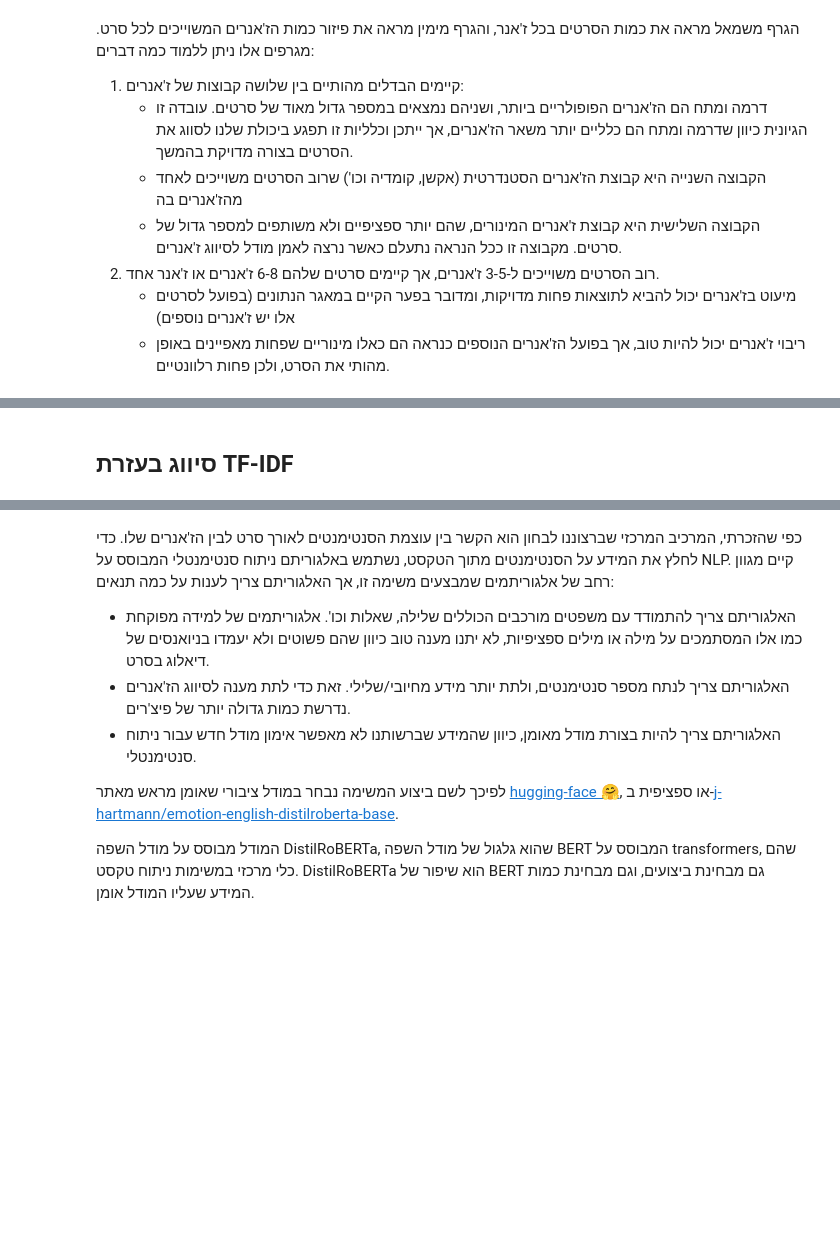
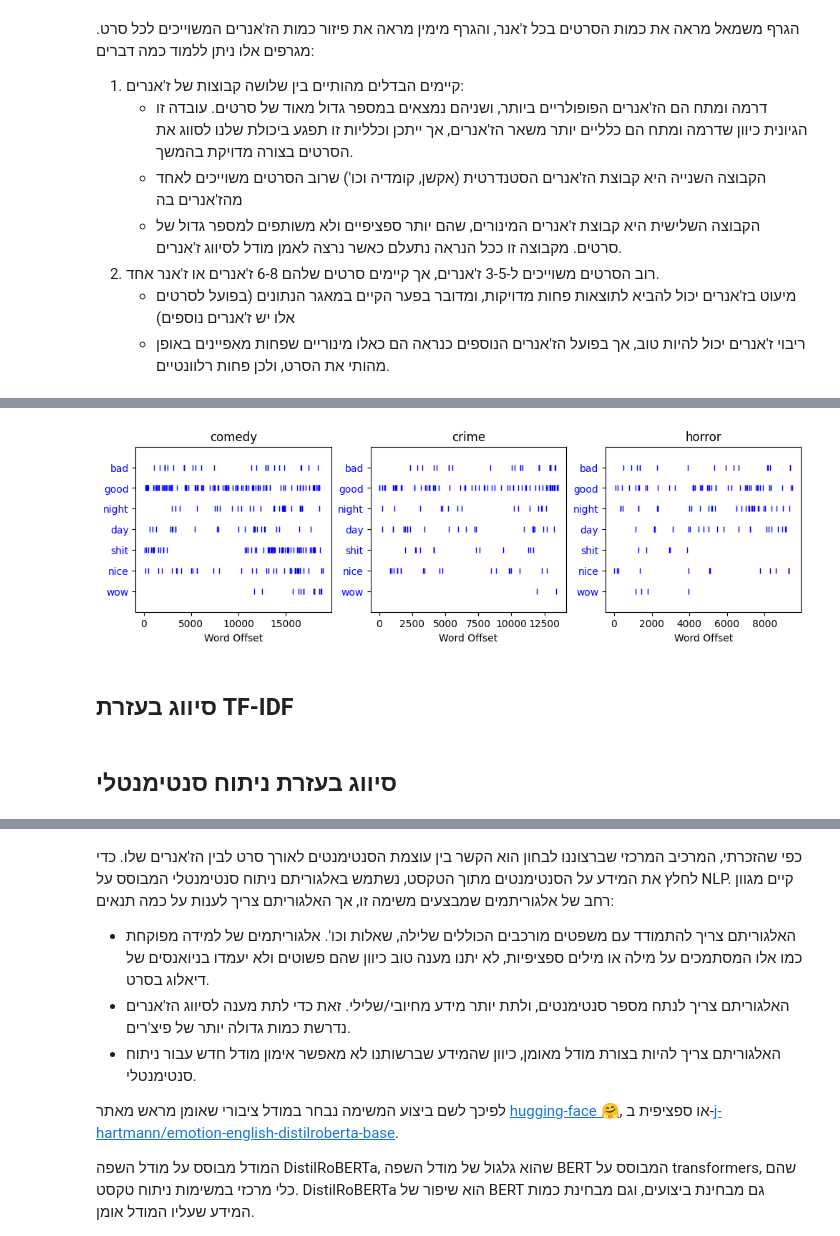
Before and after one commit to eitamyo/ou-workshop-project, a Jupyter notebook: emotional-genre-classification.ipynb, the cells around one changed output, grey strips where cells are left out. Cells and saved outputs as stored; diff of their text form; code cells hidden in the pictures; blank space fills up the shorter version.

```diff
--- a/emotional-genre-classification.ipynb
+++ b/emotional-genre-classification.ipynb
@@ -281,22 +282,24 @@ def dispersion_plot(text, words, ax, ignore_case=True):
     plt.ylim(-1, len(words))
     plt.xlabel("Word Offset")
 # %%
-words = ["bad", "good", "night", "day", "shit", "dude", "hell"]
+words = ["bad", "good", "night", "day", "shit", "nice", "wow"]
 
 plt.subplots(1, 3, figsize=(12, 3))
 
 ax = plt.subplot(131)
 dispersion_plot(comedy_text, words.copy(), ax)
 ax.set_title("comedy")
 
 ax = plt.subplot(132)
 dispersion_plot(crime_text, words.copy(), ax)
 ax.set_title("crime")
 
 ax = plt.subplot(133)
 dispersion_plot(horror_text, words.copy(), ax)
 ax.set_title("horror")
 plt.show()
+# %% [output]
+[figure, added]
 # %%
 horror_text.concordance("get")
 # %%
@@ -305,4 +308,6 @@ meta.loc['m126'].genre_list
 meta[meta.genre_list.apply(lambda x: len(x) <= 1)][['title', 'genre_list']]
 # %% [markdown]
 ## סיווג בעזרת TF-IDF
+# %% [markdown]
+## סיווג בעזרת ניתוח סנטימנטלי
 # %% [markdown]
```
Also changed, not shown: parts of 25 cells of this notebook.
